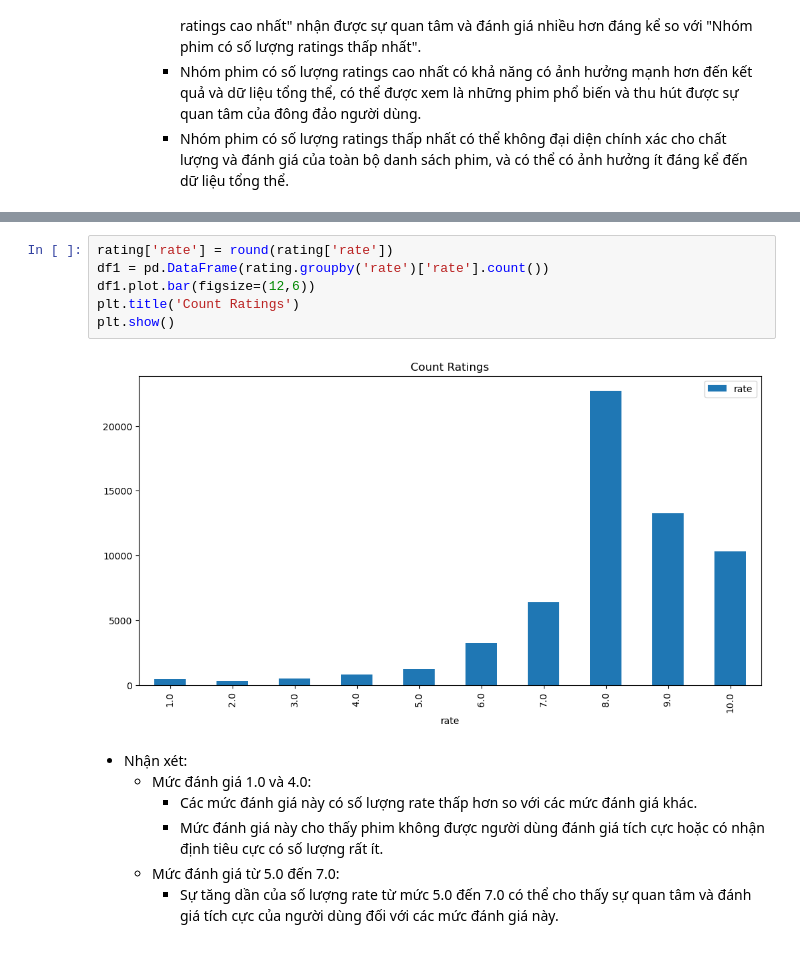
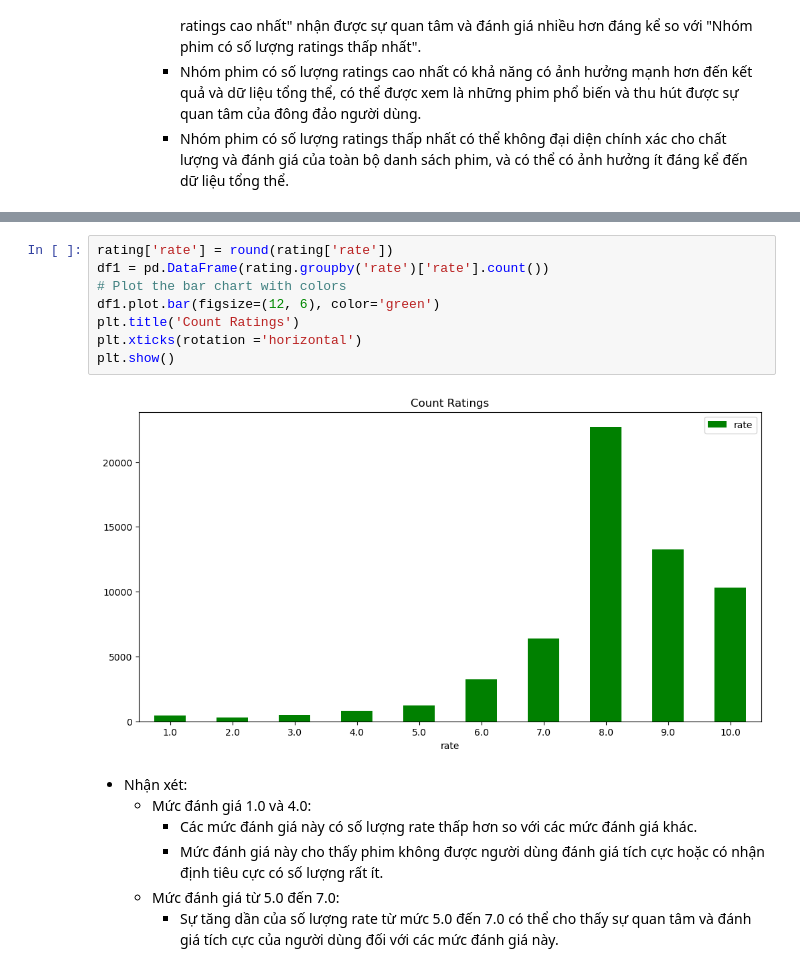
Before and after one commit to LeRon1605/movie-recommender-system, a Jupyter notebook: visualize-data/data-visualisation.ipynb, the cells around one changed output, grey strips where cells are left out. Saved outputs shown, nothing was run; the diff lists cells and outputs as text.

```diff
--- a/visualize-data/data-visualisation.ipynb
+++ b/visualize-data/data-visualisation.ipynb
@@ -178,11 +180,13 @@ axs[1].set(title='Top 10 movies with the lowest average rating')
 # %%
 rating['rate'] = round(rating['rate'])
 df1 = pd.DataFrame(rating.groupby('rate')['rate'].count())
-df1.plot.bar(figsize=(12,6))
+# Plot the bar chart with colors
+df1.plot.bar(figsize=(12, 6), color='green')
 plt.title('Count Ratings')
+plt.xticks(rotation ='horizontal')
 plt.show()
 # %% [output]
-[figure, old version]
+[figure, new version]
 # %% [markdown]
 - Nhận xét:
     + Mức đánh giá 1.0 và 4.0:
```
Also changed, not shown: parts of 28 cells of this notebook, 10 other files.
